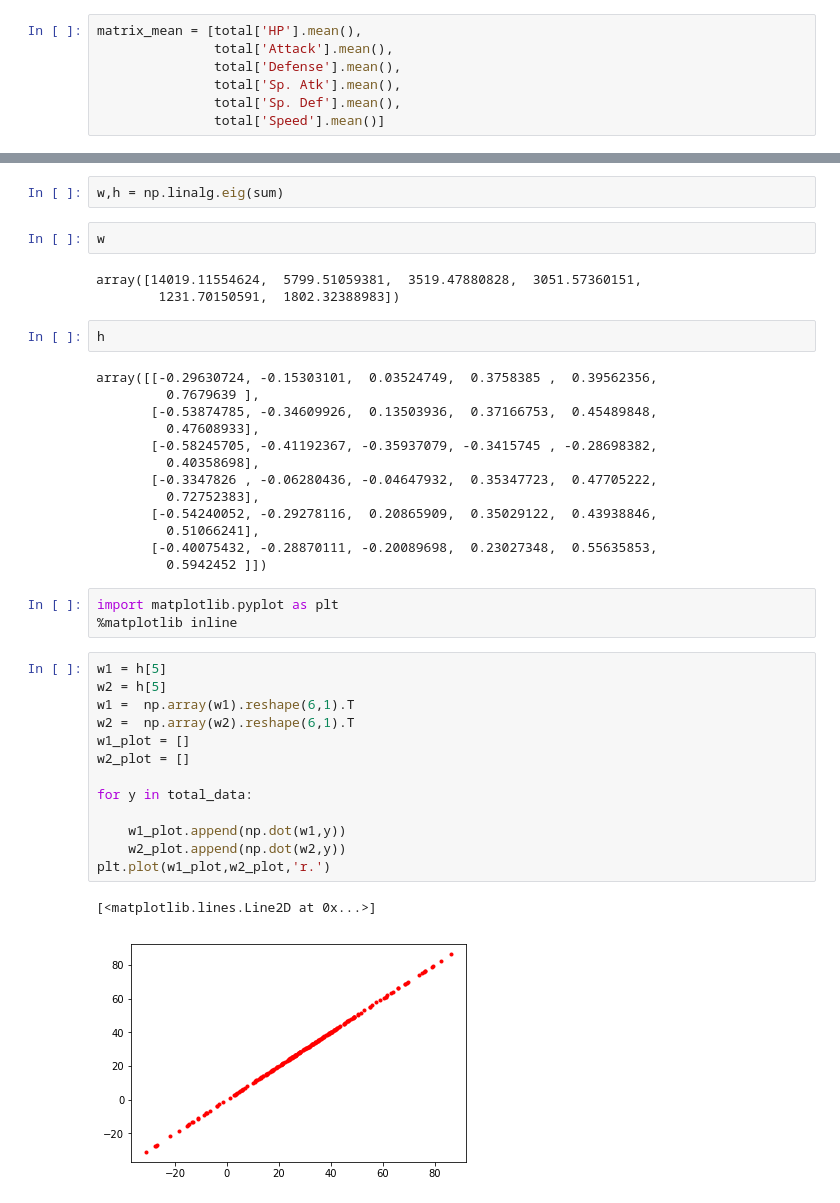
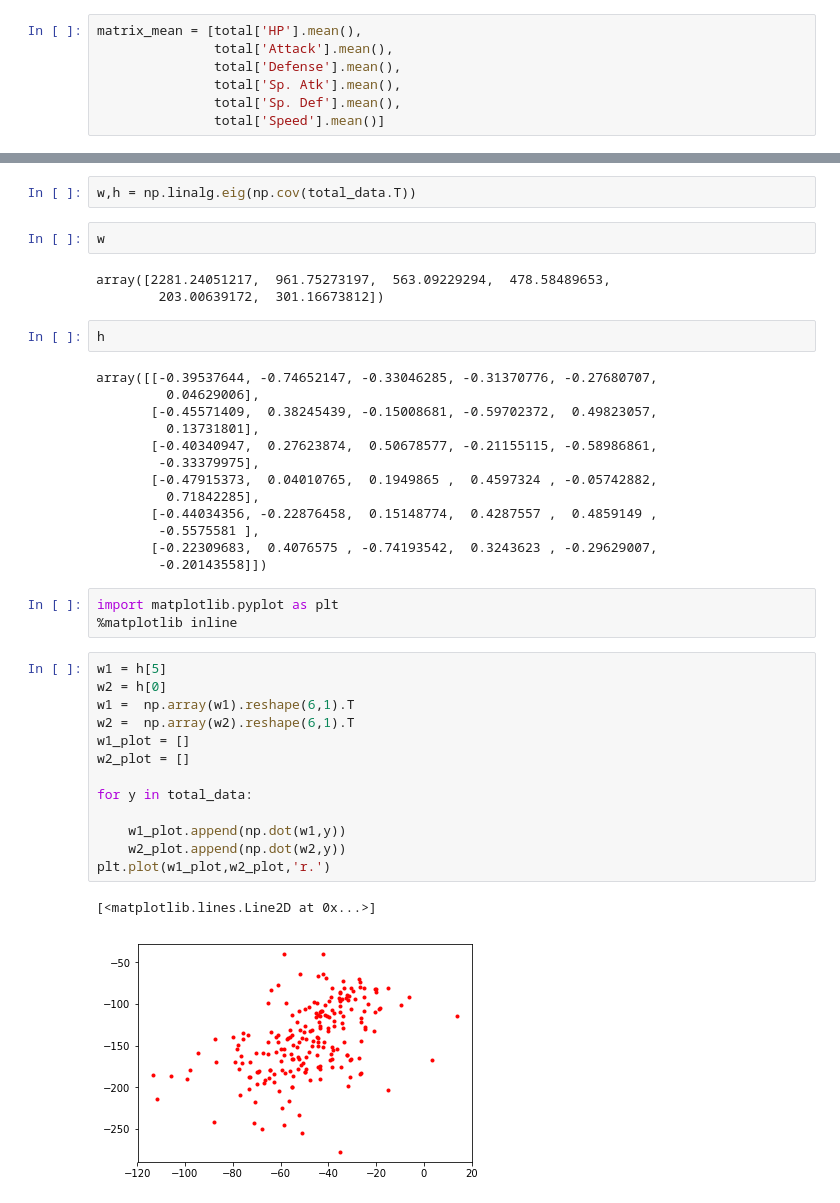
Before and after one commit to hamemomo/ML_tools, a Jupyter notebook: Pokemon_Classification/PCA_DimReduction.ipynb, the cells around one changed output, grey strips where cells are left out. Cells and saved outputs as stored; diff of their text form.

```diff
--- a/Pokemon_Classification/PCA_DimReduction.ipynb
+++ b/Pokemon_Classification/PCA_DimReduction.ipynb
@@ -94,41 +64,41 @@ array([[6293.59882086, 1559.57487528,  774.06058957, 1821.42875283,
 # %%
-w,h = np.linalg.eig(sum)
+w,h = np.linalg.eig(np.cov(total_data.T))
 # %%
 w
 # %% [output]
-array([14019.11554624,  5799.51059381,  3519.47880828,  3051.57360151,
-        1231.70150591,  1802.32388983])
+array([2281.24051217,  961.75273197,  563.09229294,  478.58489653,
+        203.00639172,  301.16673812])
 # %%
 h
 # %% [output]
-array([[-0.29630724, -0.15303101,  0.03524749,  0.3758385 ,  0.39562356,
-         0.7679639 ],
-       [-0.53874785, -0.34609926,  0.13503936,  0.37166753,  0.45489848,
-         0.47608933],
-       [-0.58245705, -0.41192367, -0.35937079, -0.3415745 , -0.28698382,
-         0.40358698],
-       [-0.3347826 , -0.06280436, -0.04647932,  0.35347723,  0.47705222,
-         0.72752383],
-       [-0.54240052, -0.29278116,  0.20865909,  0.35029122,  0.43938846,
-         0.51066241],
-       [-0.40075432, -0.28870111, -0.20089698,  0.23027348,  0.55635853,
-         0.5942452 ]])
+array([[-0.39537644, -0.74652147, -0.33046285, -0.31370776, -0.27680707,
+         0.04629006],
+       [-0.45571409,  0.38245439, -0.15008681, -0.59702372,  0.49823057,
+         0.13731801],
+       [-0.40340947,  0.27623874,  0.50678577, -0.21155115, -0.58986861,
+        -0.33379975],
+       [-0.47915373,  0.04010765,  0.1949865 ,  0.4597324 , -0.05742882,
+         0.71842285],
+       [-0.44034356, -0.22876458,  0.15148774,  0.4287557 ,  0.4859149 ,
+        -0.5575581 ],
+       [-0.22309683,  0.4076575 , -0.74193542,  0.3243623 , -0.29629007,
+        -0.20143558]])
 # %%
 import matplotlib.pyplot as plt
 %matplotlib inline
 # %%
 w1 = h[5]
-w2 = h[5]
+w2 = h[0]
 w1 =  np.array(w1).reshape(6,1).T
 w2 =  np.array(w2).reshape(6,1).T
 w1_plot = []
 w2_plot = []
 
 for y in total_data:
 
     w1_plot.append(np.dot(w1,y))
     w2_plot.append(np.dot(w2,y))
 plt.plot(w1_plot,w2_plot,'r.')
 # %% [output]
 [<matplotlib.lines.Line2D at 0x...>]
-[figure, old version]
+[figure, new version]
```
Also changed, not shown: parts of 13 cells of this notebook, 2 other files.
